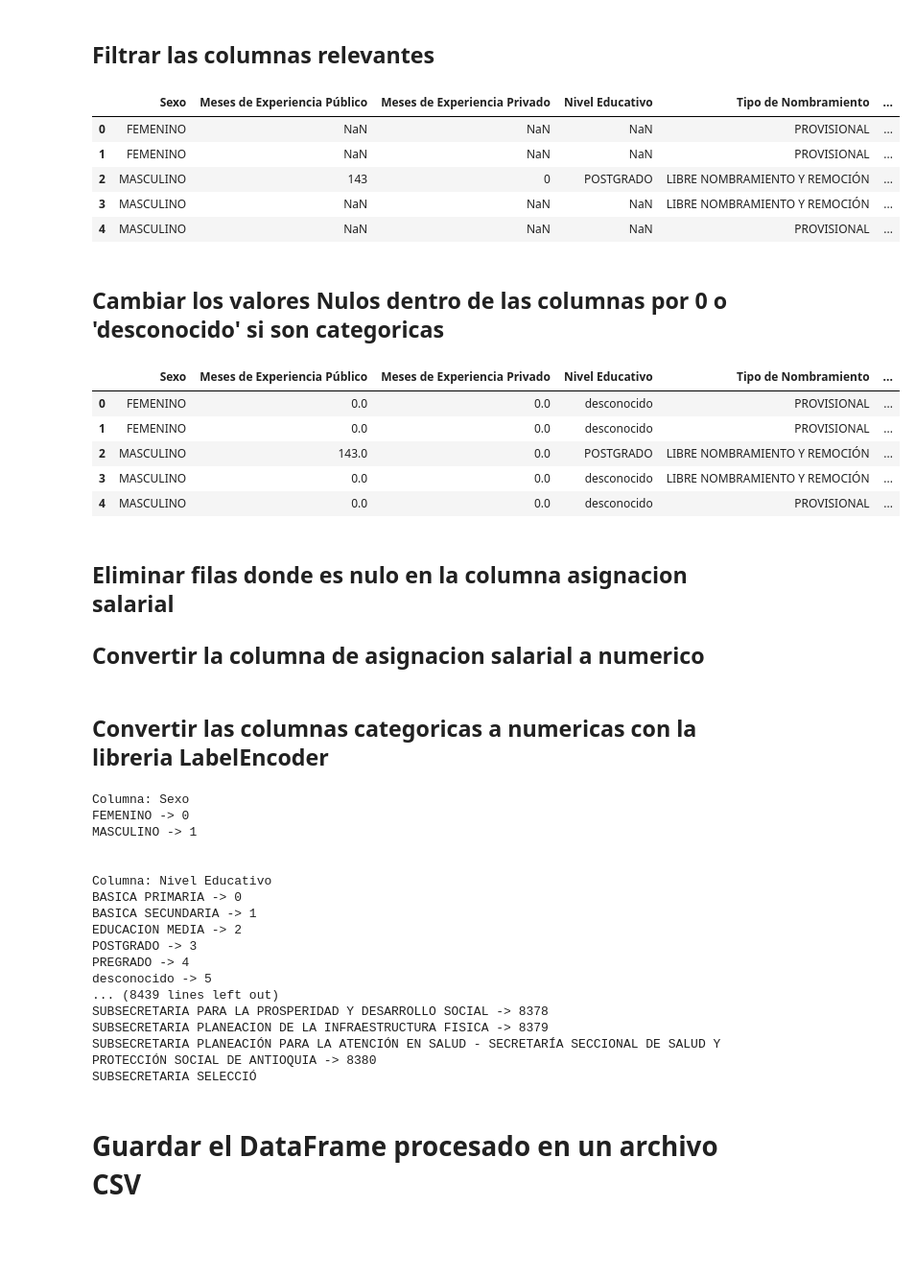
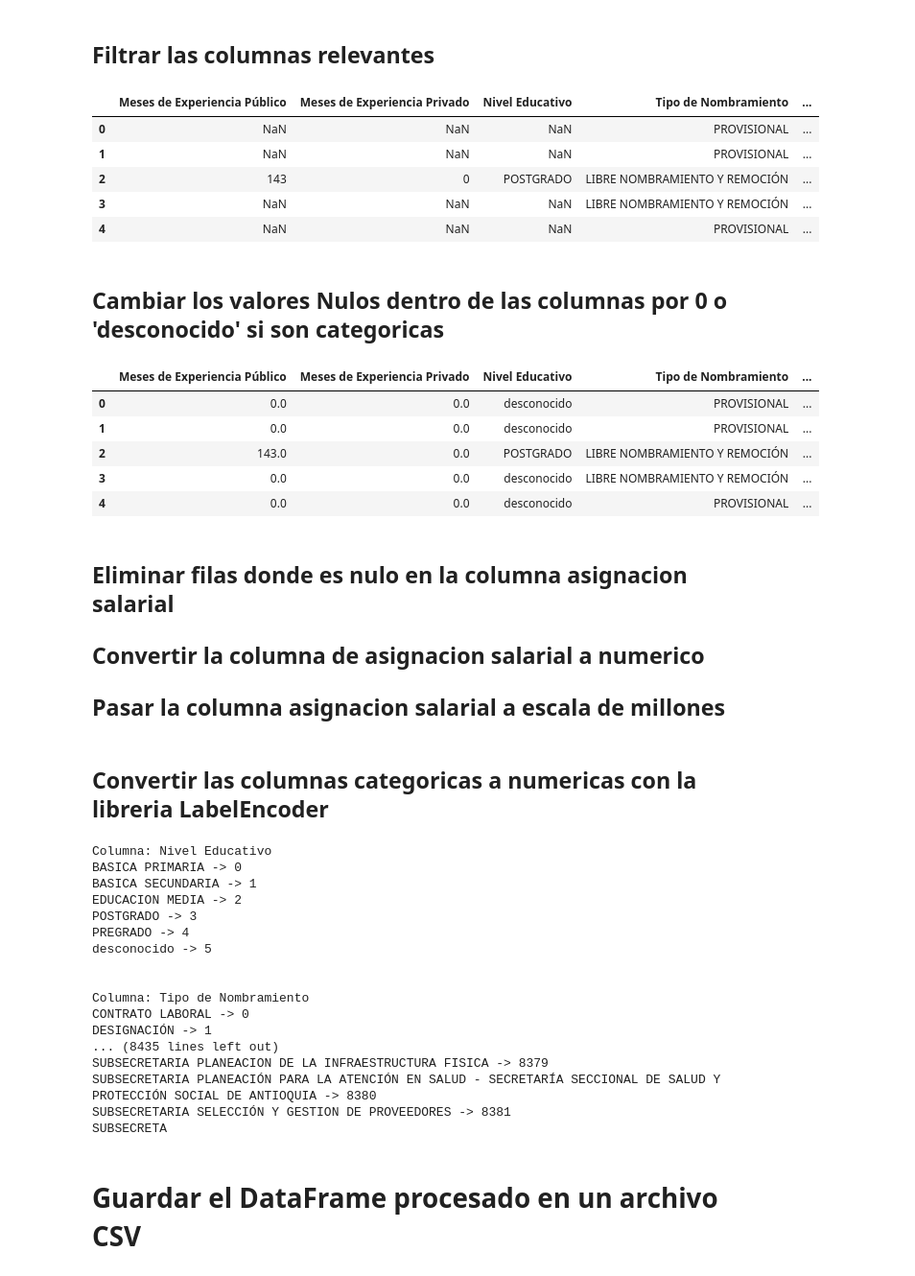
Before and after one commit to AlejandroMejiaR/DeepLearning, a Jupyter notebook: Project 1/adjust_dataframe.ipynb, the cells around one changed output. Shown at 96% size. Drawn from its saved outputs; the diff is of its cells as text; code cells hidden in the pictures; blank space fills up the shorter version.

Commit message:
Se quito columna de sexo y se escalo el label de salario a millones

```diff
--- a/Project 1/adjust_dataframe.ipynb
+++ b/Project 1/adjust_dataframe.ipynb
@@ -22,19 +22,19 @@ df = pd.read_csv(file_path, dtype={'Columna_8': str, 'Columna_9': str}, low_memo
 # %% [markdown]
 ## Filtrar las columnas relevantes
 # %%
-df = df[['Sexo', 'Meses de Experiencia Público', 'Meses de Experiencia Privado',
+df = df[['Meses de Experiencia Público', 'Meses de Experiencia Privado',
         'Nivel Educativo', 'Tipo de Nombramiento', 'Nivel Jerarquico Empleo',
         'Dependencia Empleo Actual', 'Asignación Básica Salarial']]
 
 # Mostrar las primeras 5 filas del DataFrame
 df.head()
 # %% [output]
-|  | Sexo | Meses de Experiencia Público | Meses de Experiencia Privado | Nivel Educativo | Tipo de Nombramiento | ... |
-| 0 | FEMENINO | NaN | NaN | NaN | PROVISIONAL | ... |
-| 1 | FEMENINO | NaN | NaN | NaN | PROVISIONAL | ... |
-| 2 | MASCULINO | 143 | 0 | POSTGRADO | LIBRE NOMBRAMIENTO Y REMOCIÓN | ... |
-| 3 | MASCULINO | NaN | NaN | NaN | LIBRE NOMBRAMIENTO Y REMOCIÓN | ... |
-| 4 | MASCULINO | NaN | NaN | NaN | PROVISIONAL | ... |
+|  | Meses de Experiencia Público | Meses de Experiencia Privado | Nivel Educativo | Tipo de Nombramiento | ... |
+| 0 | NaN | NaN | NaN | PROVISIONAL | ... |
+| 1 | NaN | NaN | NaN | PROVISIONAL | ... |
+| 2 | 143 | 0 | POSTGRADO | LIBRE NOMBRAMIENTO Y REMOCIÓN | ... |
+| 3 | NaN | NaN | NaN | LIBRE NOMBRAMIENTO Y REMOCIÓN | ... |
+| 4 | NaN | NaN | NaN | PROVISIONAL | ... |
 # %% [markdown]
 ## Cambiar los valores Nulos dentro de las columnas por 0 o 'desconocido' si son categoricas
 # %%
@@ -50,15 +50,16 @@ df.loc[:, 'Dependencia Empleo Actual'] = df['Dependencia Empleo Actual'].fillna(
 # Mostrar las primeras 5 filas del DataFrame
 df.head()
 # %% [output]
-|  | Sexo | Meses de Experiencia Público | Meses de Experiencia Privado | Nivel Educativo | Tipo de Nombramiento | ... |
-| 0 | FEMENINO | 0.0 | 0.0 | desconocido | PROVISIONAL | ... |
-| 1 | FEMENINO | 0.0 | 0.0 | desconocido | PROVISIONAL | ... |
-| 2 | MASCULINO | 143.0 | 0.0 | POSTGRADO | LIBRE NOMBRAMIENTO Y REMOCIÓN | ... |
-| 3 | MASCULINO | 0.0 | 0.0 | desconocido | LIBRE NOMBRAMIENTO Y REMOCIÓN | ... |
-| 4 | MASCULINO | 0.0 | 0.0 | desconocido | PROVISIONAL | ... |
+|  | Meses de Experiencia Público | Meses de Experiencia Privado | Nivel Educativo | Tipo de Nombramiento | ... |
+| 0 | 0.0 | 0.0 | desconocido | PROVISIONAL | ... |
+| 1 | 0.0 | 0.0 | desconocido | PROVISIONAL | ... |
+| 2 | 143.0 | 0.0 | POSTGRADO | LIBRE NOMBRAMIENTO Y REMOCIÓN | ... |
+| 3 | 0.0 | 0.0 | desconocido | LIBRE NOMBRAMIENTO Y REMOCIÓN | ... |
+| 4 | 0.0 | 0.0 | desconocido | PROVISIONAL | ... |
 # %% [markdown]
 ## Eliminar filas donde es nulo en la columna asignacion salarial
 ## Convertir la columna de asignacion salarial a numerico
+## Pasar la columna asignacion salarial a escala de millones
 # %%
 # Eliminar filas donde es nulo
 df = df.dropna(subset=['Asignación Básica Salarial'])
@@ -68,7 +72,7 @@ df['Asignación Básica Salarial'] = df['Asignación Básica Salarial'].replace(
 # %% [markdown]
 ## Convertir las columnas categoricas a numericas con la libreria LabelEncoder
 # %%
-categorical_columns = ['Sexo', 'Nivel Educativo', 'Tipo de Nombramiento', 'Nivel Jerarquico Empleo', 'Dependencia Empleo Actual']
+categorical_columns = ['Nivel Educativo', 'Tipo de Nombramiento', 'Nivel Jerarquico Empleo', 'Dependencia Empleo Actual']
 label_encoders = {}
 
 for column in categorical_columns:
@@ -90,11 +94,6 @@ for column, le in label_encoders.items():
         print(f"{class_label} -> {class_index}")
     print("\n")
 # %% [output]
-Columna: Sexo
-FEMENINO -> 0
-MASCULINO -> 1
-
-
 Columna: Nivel Educativo
 BASICA PRIMARIA -> 0
 BASICA SECUNDARIA -> 1
@@ -102,11 +101,16 @@ EDUCACION MEDIA -> 2
 POSTGRADO -> 3
 PREGRADO -> 4
 desconocido -> 5
-... (8439 lines left out)
-SUBSECRETARIA PARA LA PROSPERIDAD Y DESARROLLO SOCIAL -> 8378
+
+
+Columna: Tipo de Nombramiento
+CONTRATO LABORAL -> 0
+DESIGNACIÓN -> 1
+... (8435 lines left out)
 SUBSECRETARIA PLANEACION DE LA INFRAESTRUCTURA FISICA -> 8379
 SUBSECRETARIA PLANEACIÓN PARA LA ATENCIÓN EN SALUD - SECRETARÍA SECCIONAL DE SALUD Y PROTECCIÓN SOCIAL DE ANTIOQUIA -> 8380
-SUBSECRETARIA SELECCIÓ
+SUBSECRETARIA SELECCIÓN Y GESTION DE PROVEEDORES -> 8381
+SUBSECRETA
 # %% [markdown]
 # Guardar el DataFrame procesado en un archivo CSV
 # %%
```
Also changed, not shown: parts of 1 cell of this notebook, 1 other file.
